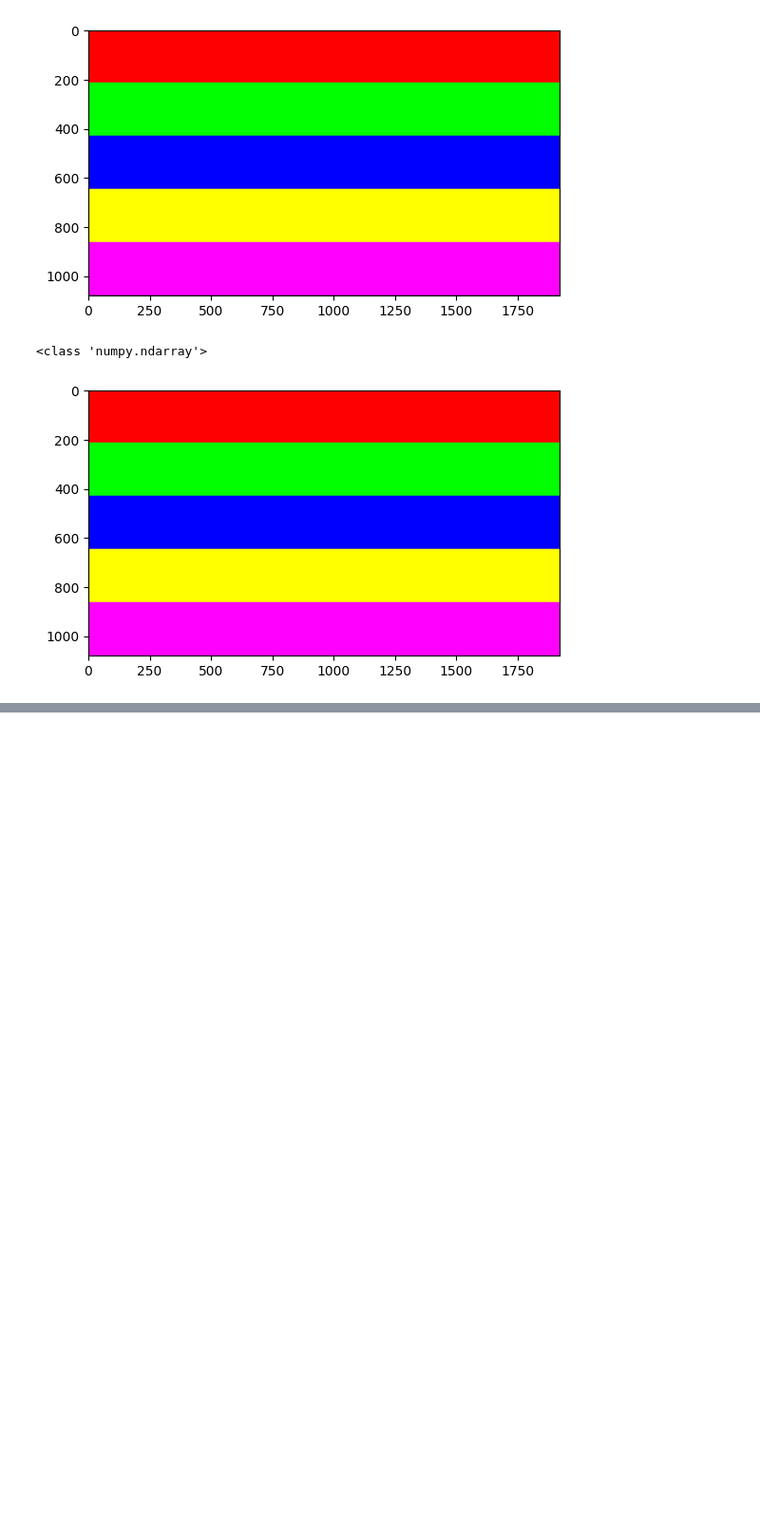
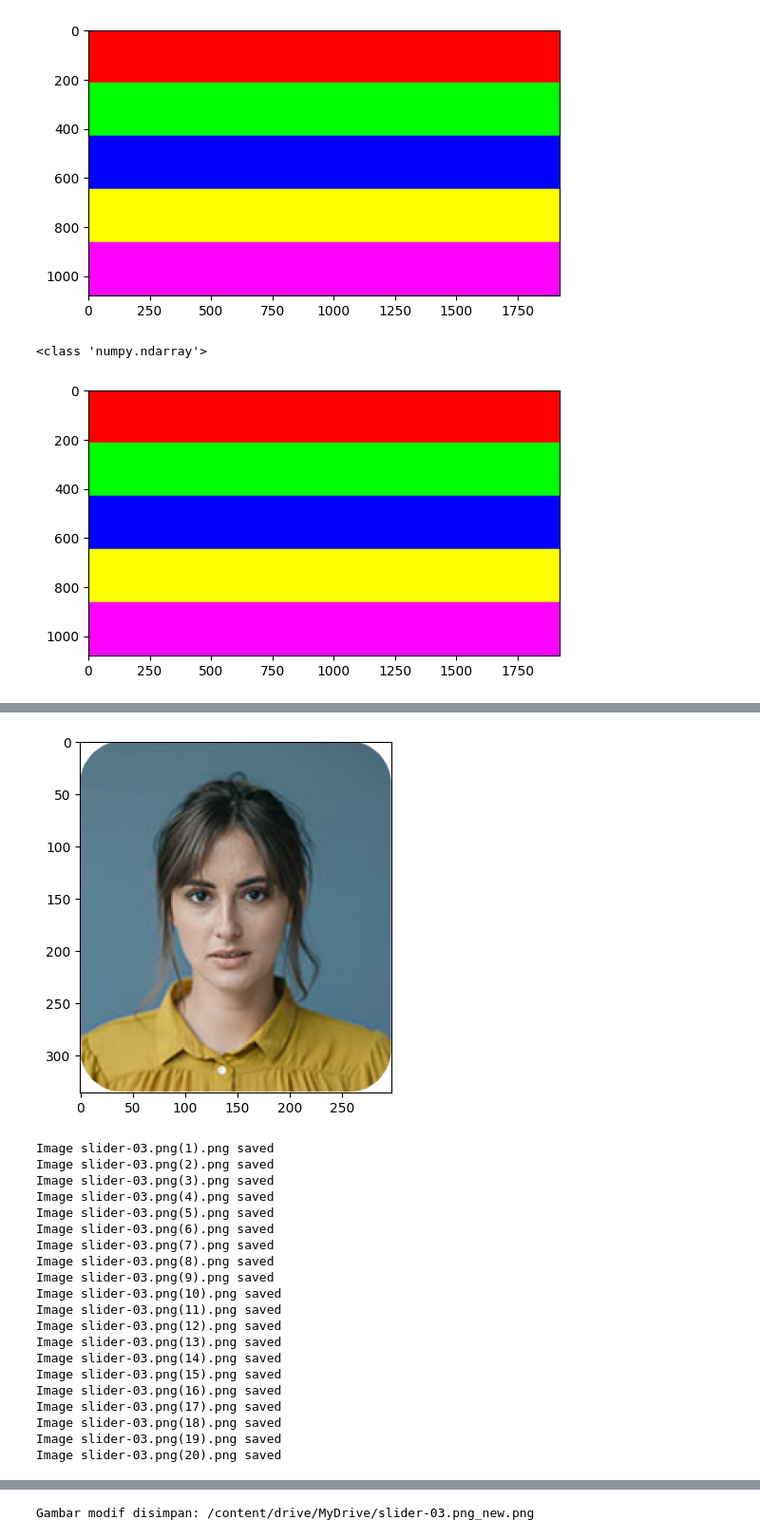
Before and after one commit to ekpurwanto/Praktikum-Pengolahan-Citra-Python, a Jupyter notebook: Pengolahan_Citra_Pertemuan_2.ipynb, the cells around one changed output, grey strips where cells are left out. Shown: that part at 95% size. Drawn from its saved outputs; the diff is of its cells as text; code cells hidden in the pictures; blank space fills up the shorter version.

```diff
--- a/Pengolahan_Citra_Pertemuan_2.ipynb
+++ b/Pengolahan_Citra_Pertemuan_2.ipynb
@@ -70,0 +93,45 @@ plt.show()
+# %%
+file_path = "/content/drive/MyDrive/slider-03.png"
+gambar = plt.imread(file_path)
+
+plt.figure(1)
+plt.imshow(gambar)
+plt.show()
+
+nama_file = "slider-03.png"
+
+for i in range(1, 21):
+    new_file_name = f'{nama_file}({i}).png'
+    plt.imsave(new_file_name, gambar)
+    print(f"Image {new_file_name} saved")
+
+output_file_path = "/content/drive/MyDrive/" + nama_file + "_new.png"
+plt.imsave(output_file_path, gambar)
+# Display the modified image
+plt.figure(2)
+plt.imshow(gambar)
+plt.title("Modified Image")
+plt.show()
+print(f"Gambar modif disimpan: {output_file_path}")
+# %% [output]
+[figure, added]
+Image slider-03.png(1).png saved
+Image slider-03.png(2).png saved
+Image slider-03.png(3).png saved
+Image slider-03.png(4).png saved
+Image slider-03.png(5).png saved
+Image slider-03.png(6).png saved
+Image slider-03.png(7).png saved
+Image slider-03.png(8).png saved
+Image slider-03.png(9).png saved
+Image slider-03.png(10).png saved
+Image slider-03.png(11).png saved
+Image slider-03.png(12).png saved
+Image slider-03.png(13).png saved
+Image slider-03.png(14).png saved
+Image slider-03.png(15).png saved
+Image slider-03.png(16).png saved
+Image slider-03.png(17).png saved
+Image slider-03.png(18).png saved
+Image slider-03.png(19).png saved
+Image slider-03.png(20).png saved
@@ -70,0 +139 @@ plt.show()
+Gambar modif disimpan: /content/drive/MyDrive/slider-03.png_new.png
```
Also changed, not shown: parts of 7 cells of this notebook.
